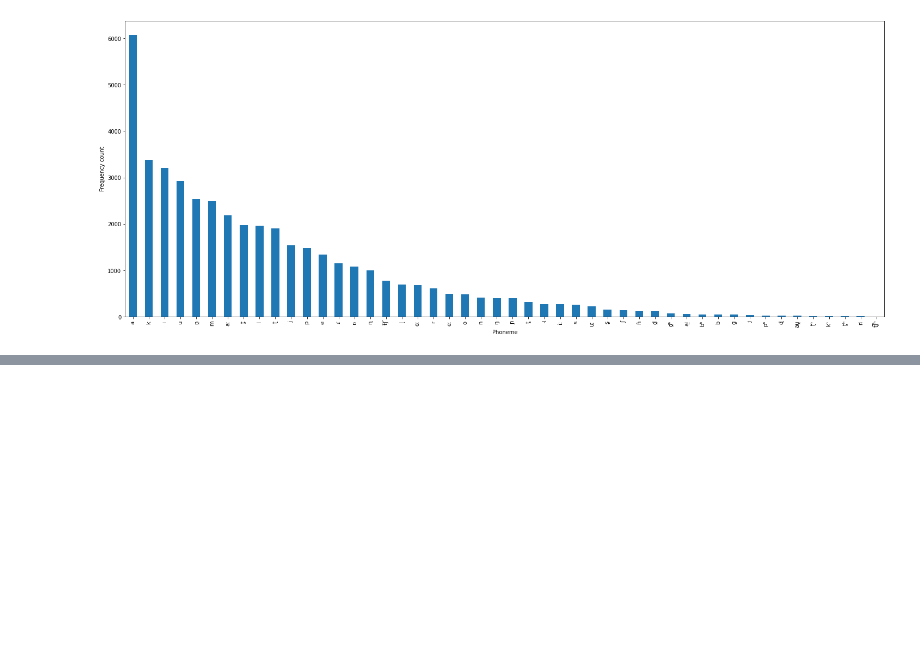
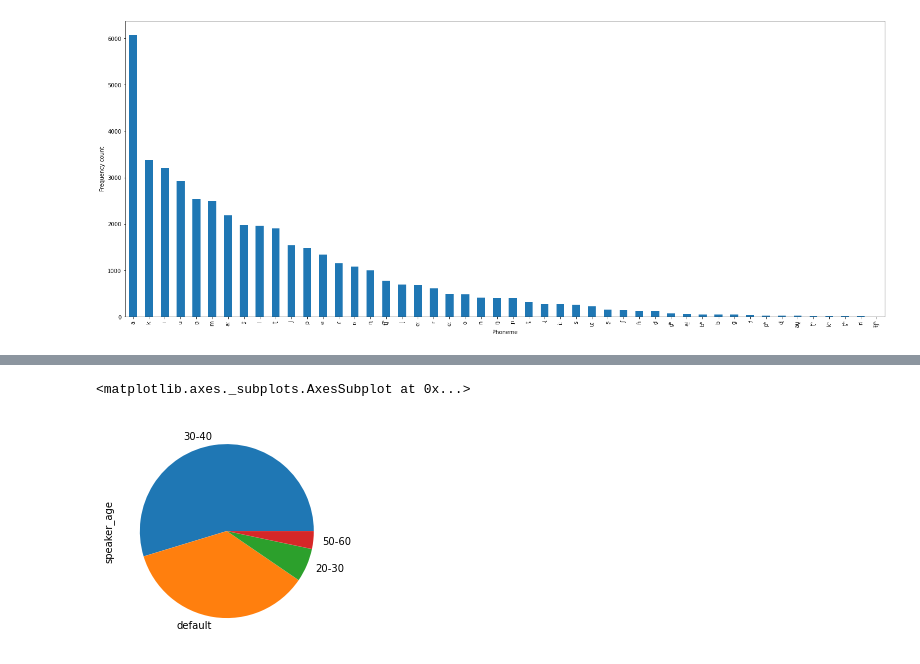
Before and after one commit to kavyamanohar/msc-reviewed-speech, a Jupyter notebook: analysis/EDA.ipynb, the cells around one changed output, grey strips where cells are left out. Saved outputs shown, nothing was run; the diff lists cells and outputs as text; code cells hidden in the pictures; blank space fills up the shorter version.

```diff
--- a/analysis/EDA.ipynb
+++ b/analysis/EDA.ipynb
@@ -81,0 +127,5 @@ Text(0, 0.5, 'Frequency count')
+# %%
+df.speaker_age.value_counts().plot(kind='pie')
+# %% [output]
+<matplotlib.axes._subplots.AxesSubplot at 0x...>
+[figure, added]
```
Also changed, not shown: parts of 15 cells of this notebook.
